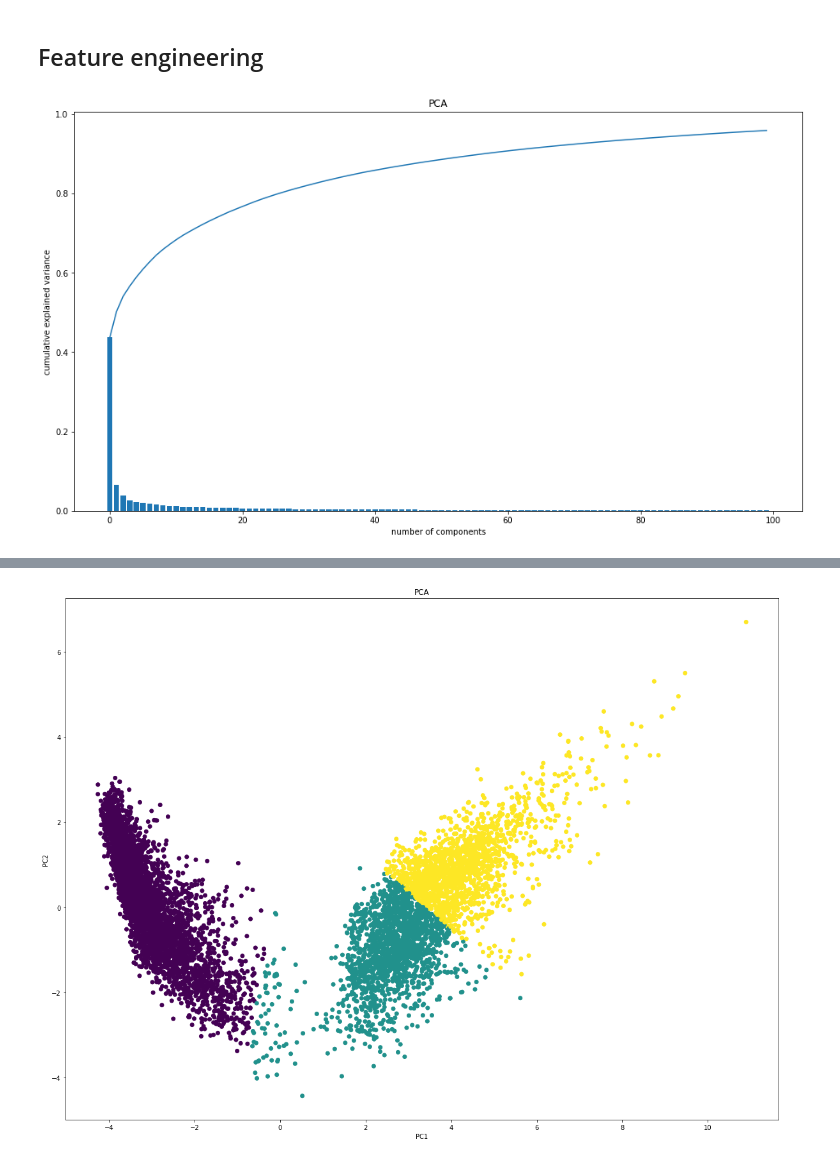
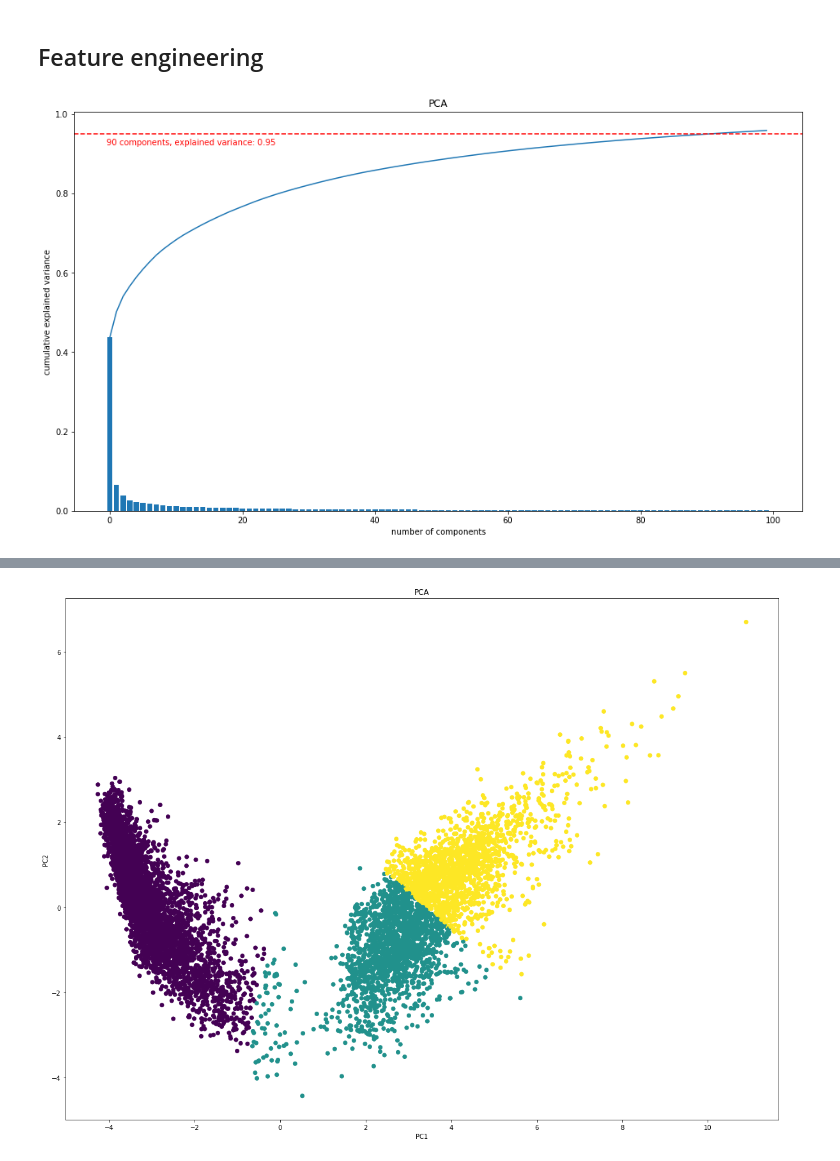
Before and after one commit to gekas145/WUM-2021-Projekty, a Jupyter notebook: Projekt2/feature_engineering_and_baseline.ipynb, the cells around one changed output, grey strips where cells are left out. Saved outputs shown, nothing was run; the diff lists cells and outputs as text; code cells hidden in the pictures.

```diff
--- a/Projekt2/feature_engineering_and_baseline.ipynb
+++ b/Projekt2/feature_engineering_and_baseline.ipynb
@@ -52,18 +52,25 @@ X_train.head()
 # %%
 pca = PCA()
 pca.fit(X_train)
 explained_variance = pca.explained_variance_ratio_
 n = 100
+m = 90
+m_comp_explained_variance = np.sum(explained_variance[0:m+1])
 
 plt.rcParams["figure.figsize"] = [16,9]
 plt.plot(np.cumsum(explained_variance[0:n]))
 plt.bar(np.arange(n), explained_variance[0:n])
+plt.axhline(y=m_comp_explained_variance, color="r", linestyle="dashed")
+plt.text(25,m_comp_explained_variance-0.02,
+         str(m) + " components, explained variance: " + "{:.2f}".format(m_comp_explained_variance),
+         color="red",
+        ha="right", va="center")
 plt.xlabel("number of components")
 plt.ylabel("cumulative explained variance");
 plt.title("PCA")
 plt.show()
 # %% [output]
-[figure, old version]
+[figure, new version]
 # %%
 def reshape(components):
     res = np.zeros((2, components.shape[0]))
```
Also changed, not shown: parts of 7 cells of this notebook.
